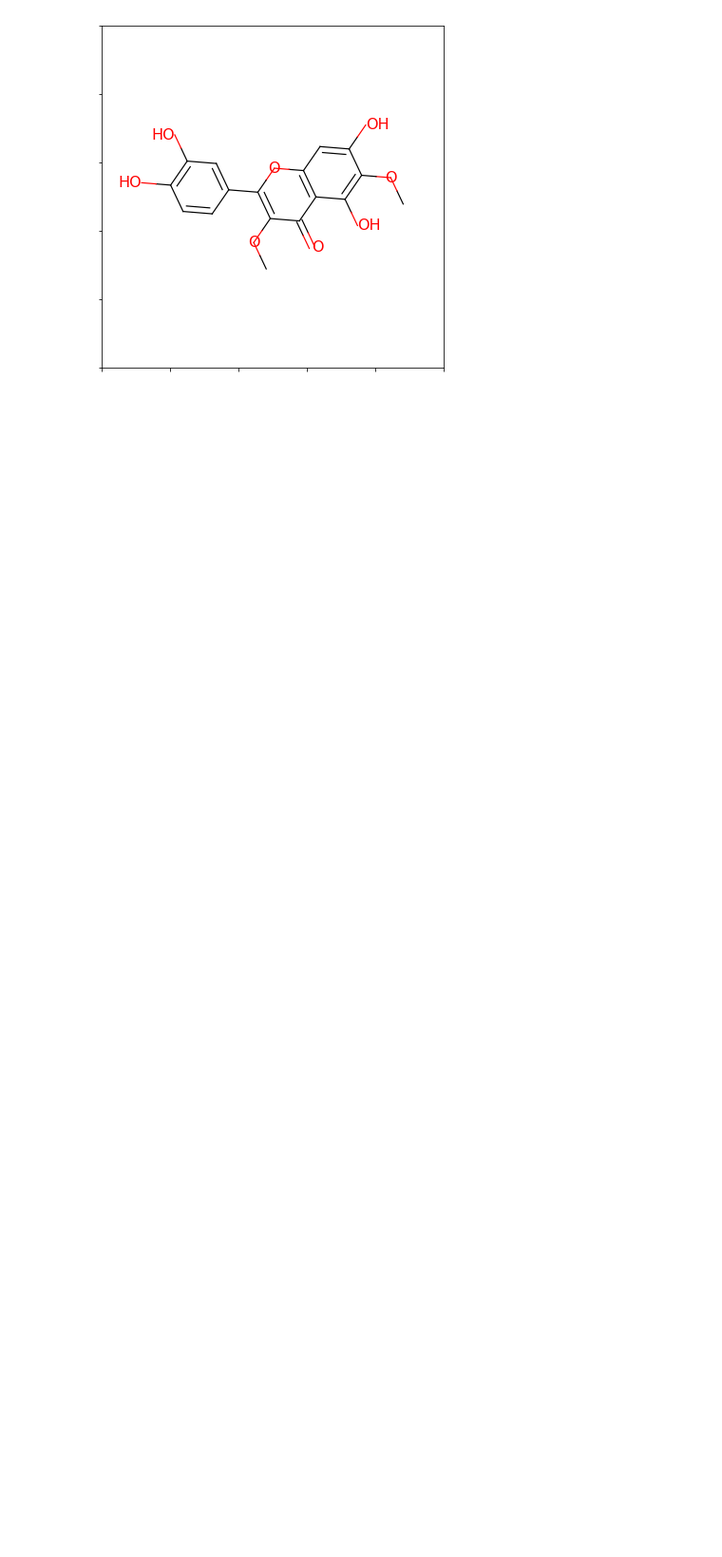
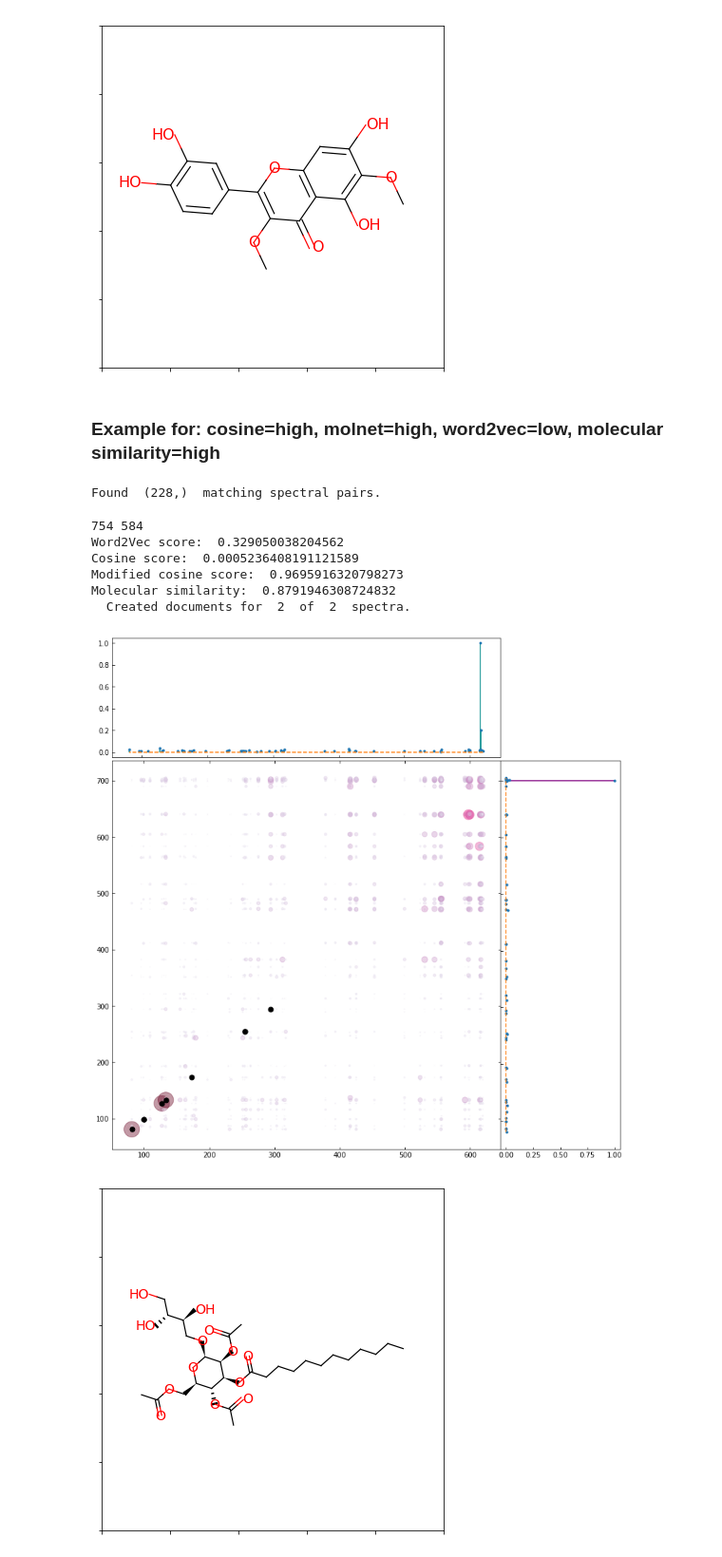
Before and after one commit to florian-huber/SeSiMe, a Jupyter notebook: notebooks/SeSiMe_MS_gnps_unique_smiles_in-depth_examples.ipynb, the cells around one changed output. Shown at 95% size. Drawn from its saved outputs; the diff is of its cells as text; code cells hidden in the pictures; blank space fills up the shorter version.

Commit message:
Added cosine=high, molnet=high, word2vec=low, molecular similarity=high example.

```diff
--- a/notebooks/SeSiMe_MS_gnps_unique_smiles_in-depth_examples.ipynb
+++ b/notebooks/SeSiMe_MS_gnps_unique_smiles_in-depth_examples.ipynb
@@ -281,3 +281,41 @@ Molecular similarity:  0.863905325443787
 [figure]
 [figure]
 [figure]
+# %% [markdown]
+### Example for: cosine=high, molnet=high, word2vec=low, molecular similarity=high
+# %%
+pair_selection = np.where((cosine_sim < 0.8)
+                          & (molnet_sim_hung > 0.9)
+                & (M_sim_ctr < 0.4)
+                & (molecular_similarities > 0.8))
+
+print("Found ", pair_selection[0].shape, " matching spectral pairs.")
+# %% [output]
+Found  (228,)  matching spectral pairs.
+# %%
+id = 1
+ID1, ID2 = pair_selection[0][id], pair_selection[1][id]
+print(ID1, ID2)
+print("Word2Vec score: ", M_sim_ctr[ID1, ID2])
+print("Cosine score: ", cosine_sim[ID1, ID2])
+print("Modified cosine score: ", molnet_sim_hung[ID1, ID2])
+print("Molecular similarity: ", molecular_similarities[ID1, ID2])
+
+Csim_words = MS_functions.plot_spectra_comparison(MS_measure,
+                                                  spectra,
+                                                  2,
+                                                  ID1, ID2,
+                                                  min_mz = 0,
+                                                  max_mz = 1000,
+                                                  threshold = 0.001,
+                                                  wordsim_cutoff = 0.0,
+                                                  plot_molecules = True)
+# %% [output]
+754 584
+Word2Vec score:  0.329050038204562
+Cosine score:  0.0005236408191121589
+Modified cosine score:  0.9695916320798273
+Molecular similarity:  0.8791946308724832
+  Created documents for  2  of  2  spectra.
+[figure, added]
+[figure, added]
```
Also changed, not shown: parts of 1 cell of this notebook.
